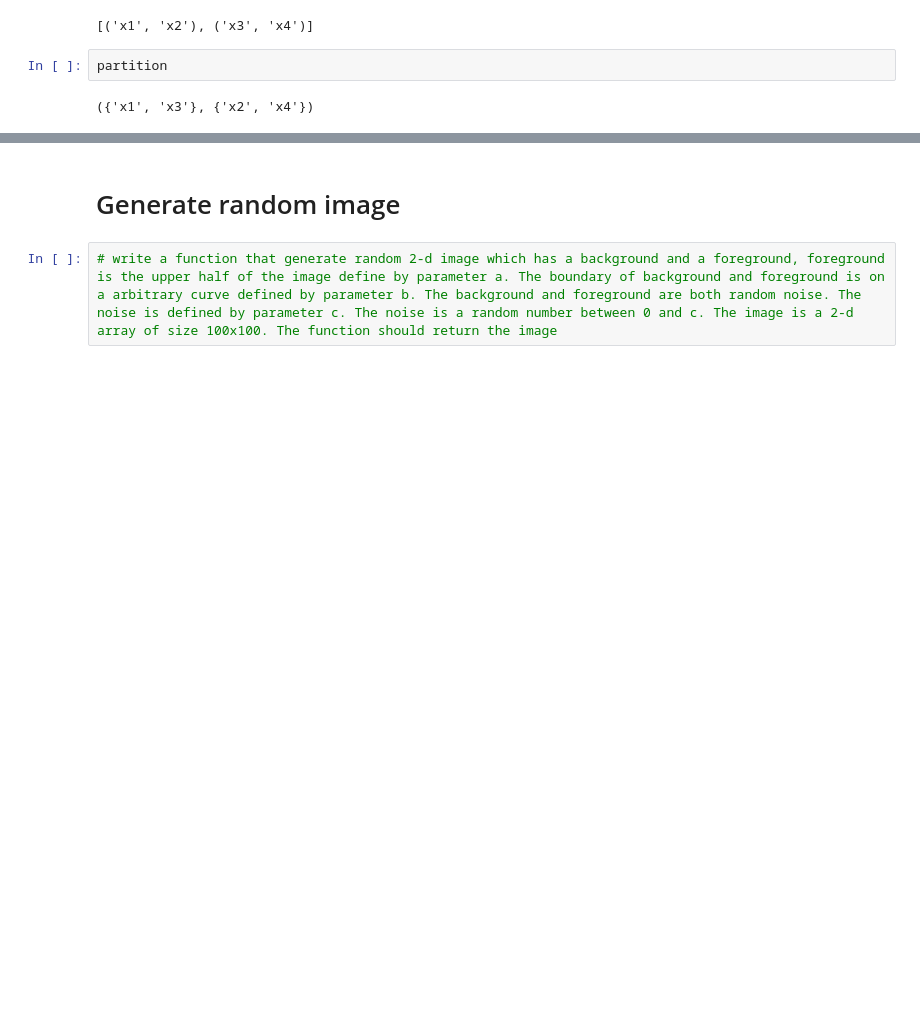
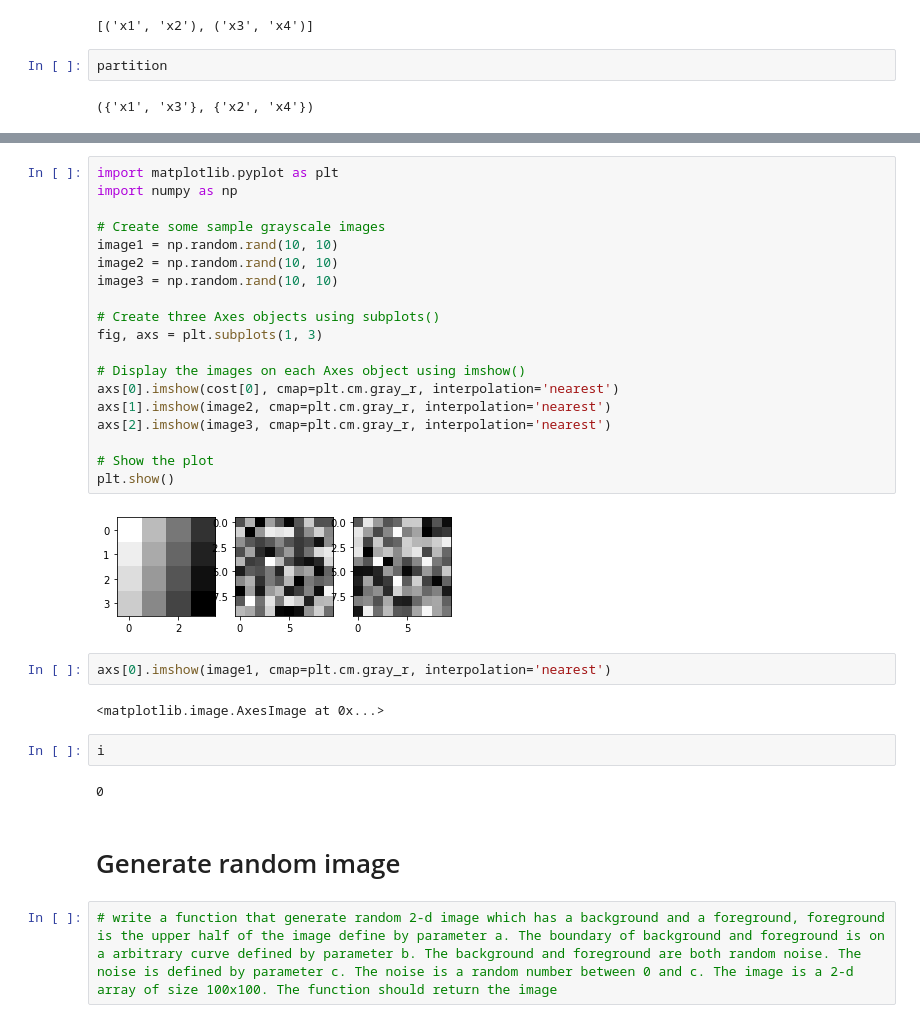
Before and after one commit to namhoangle/quantum-graph, a Jupyter notebook: qaoa.ipynb, the cells around one changed output, grey strips where cells are left out. Saved outputs shown, nothing was run; the diff lists cells and outputs as text; blank space fills up the shorter version.

```diff
--- a/qaoa.ipynb
+++ b/qaoa.ipynb
@@ -569,3 +622,32 @@ nx.draw(G, with_labels=True)
+# %%
+import matplotlib.pyplot as plt
+import numpy as np
+
+# Create some sample grayscale images
+image1 = np.random.rand(10, 10)
+image2 = np.random.rand(10, 10)
+image3 = np.random.rand(10, 10)
+
+# Create three Axes objects using subplots()
+fig, axs = plt.subplots(1, 3)
+
+# Display the images on each Axes object using imshow()
+axs[0].imshow(cost[0], cmap=plt.cm.gray_r, interpolation='nearest')
+axs[1].imshow(image2, cmap=plt.cm.gray_r, interpolation='nearest')
+axs[2].imshow(image3, cmap=plt.cm.gray_r, interpolation='nearest')
+
+# Show the plot
+plt.show()
+# %% [output]
+[figure, added]
+# %%
+axs[0].imshow(image1, cmap=plt.cm.gray_r, interpolation='nearest')
+# %% [output]
+<matplotlib.image.AxesImage at 0x...>
+# %%
+i
+# %% [output]
+0
 # %% [markdown]
 # Generate random image
 # %%
```
Also changed, not shown: parts of 7 cells of this notebook, 2 other files.
